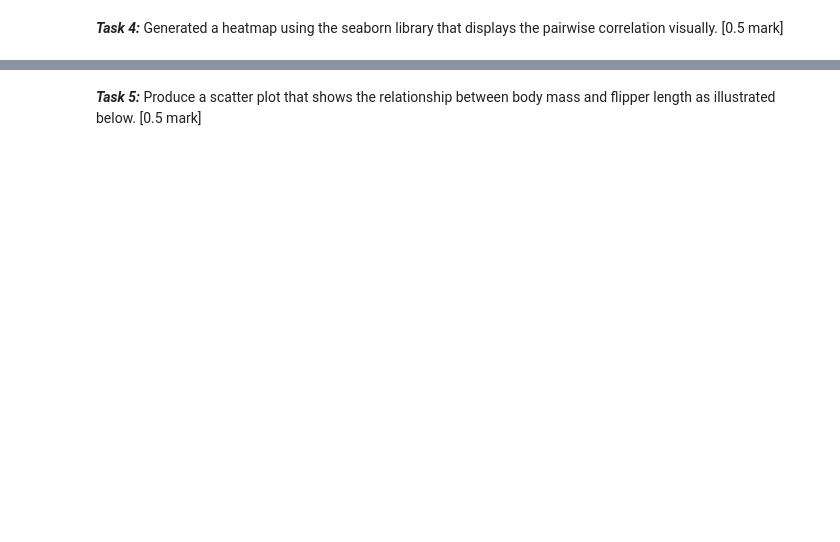
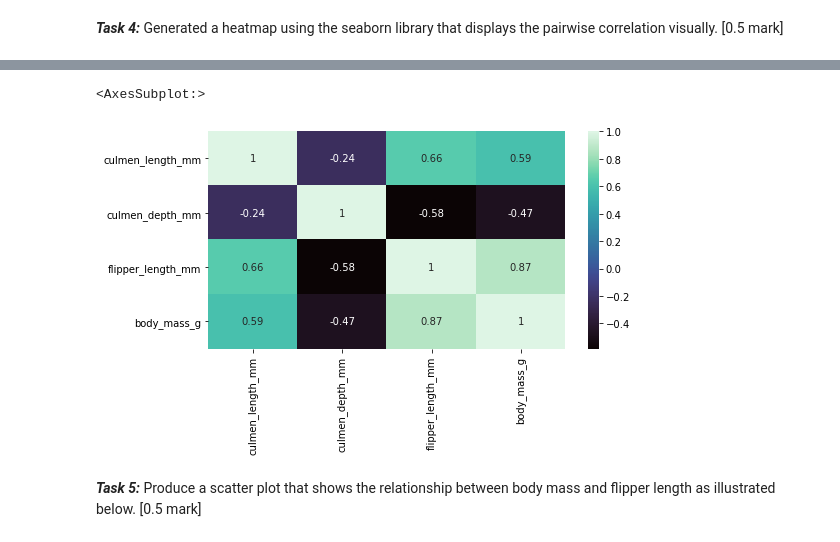
Before and after one commit to mona-piya/Penguin-Species-Classification, a Jupyter notebook: penguin-spec.ipynb, the cells around one changed output, grey strips where cells are left out. Saved outputs shown, nothing was run; the diff lists cells and outputs as text; code cells hidden in the pictures; blank space fills up the shorter version.

```diff
--- a/penguin-spec.ipynb
+++ b/penguin-spec.ipynb
@@ -90,0 +82,7 @@ dtype: int64
+# %%
+df['culmen_length_mm'].fillna(df['culmen_length_mm'].median(), inplace=True)
+df['culmen_depth_mm'].fillna(df['culmen_depth_mm'].median(), inplace=True)
+df['flipper_length_mm'].fillna(df['flipper_length_mm'].median(), inplace=True)
+df['body_mass_g'].fillna(df['body_mass_g'].median(), inplace=True)
+# %%
+df['sex'] = df['sex'].fillna(df['sex'].mode()[0])
@@ -109,2 +114,10 @@ dtype: int64
+# %%
+#plot heatmap of correlation
+corr = df.corr()
+axes = plt.subplots(figsize = (8, 4))
+sns.heatmap(corr, cmap="mako", annot=True)
+# %% [output]
+<AxesSubplot:>
+[figure, added]
 # %% [markdown]
 ***Task 5:*** Produce a scatter plot that shows the relationship between body mass and flipper length as illustrated below. [0.5 mark]
```
Also changed, not shown: parts of 15 cells of this notebook.
